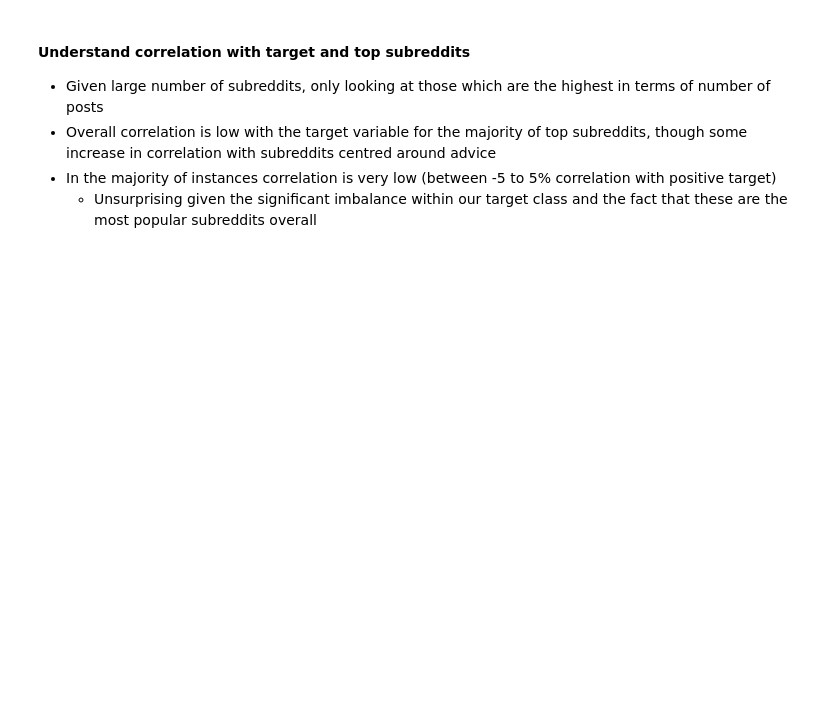
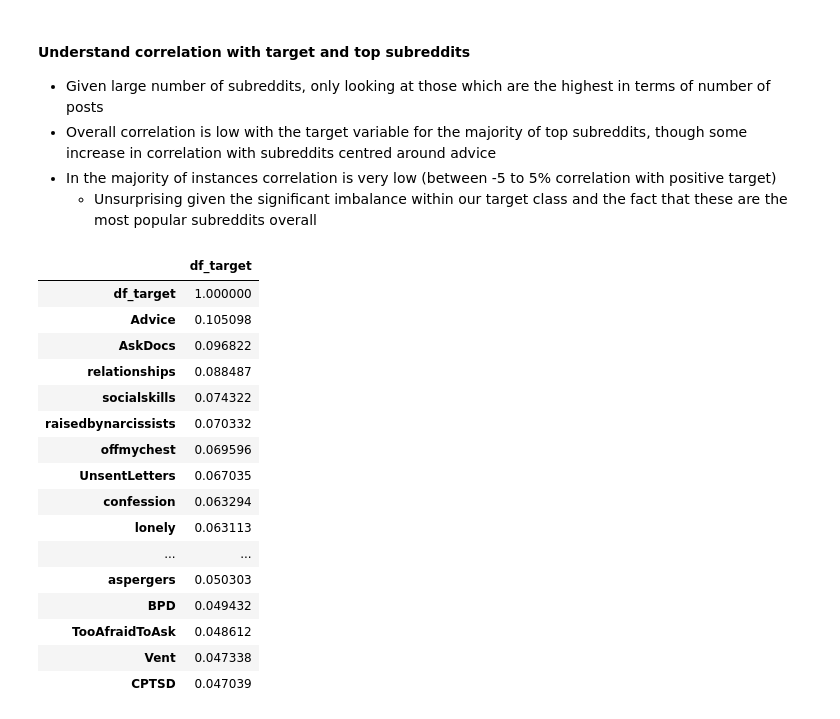
Before and after one commit to samholt13/Capstone-Project-Internet-Forum-Mental-Health-Risk-Prediction, a Jupyter notebook: MKII_EDA.ipynb, the cells around one changed output. Saved outputs shown, nothing was run; the diff lists cells and outputs as text; code cells hidden in the pictures; blank space fills up the shorter version.

```diff
--- a/MKII_EDA.ipynb
+++ b/MKII_EDA.ipynb
@@ -50,3 +68,6 @@ sparse_df.todense
 # %% [markdown]
 ## Feature Selection
 * Given the sheer number of features, using a simple model-based selection process to reduce the number before looking into correlation and other factors
+# %%
+# going to take top 300 features through
+num_feats = 500
@@ -83 +119,25 @@ top_pivot.fillna(0, inplace= True)
+# %%
+# get correlation for all subreddits and target
+df_corr = df_select.corr()[["df_target"]]
+
+# get top 25 correlated
+df_corr.sort_values(by= "df_target", ascending= False)[:25]
+# %% [output]
+|  | df_target |
+| df_target | 1.000000 |
+| Advice | 0.105098 |
+| AskDocs | 0.096822 |
+| relationships | 0.088487 |
+| socialskills | 0.074322 |
+| raisedbynarcissists | 0.070332 |
+| offmychest | 0.069596 |
+| UnsentLetters | 0.067035 |
+| confession | 0.063294 |
+| lonely | 0.063113 |
+| ... | ... |
+| aspergers | 0.050303 |
+| BPD | 0.049432 |
+| TooAfraidToAsk | 0.048612 |
+| Vent | 0.047338 |
+| CPTSD | 0.047039 |
 # %%
```
Also changed, not shown: parts of 31 cells of this notebook, 3 other files.
